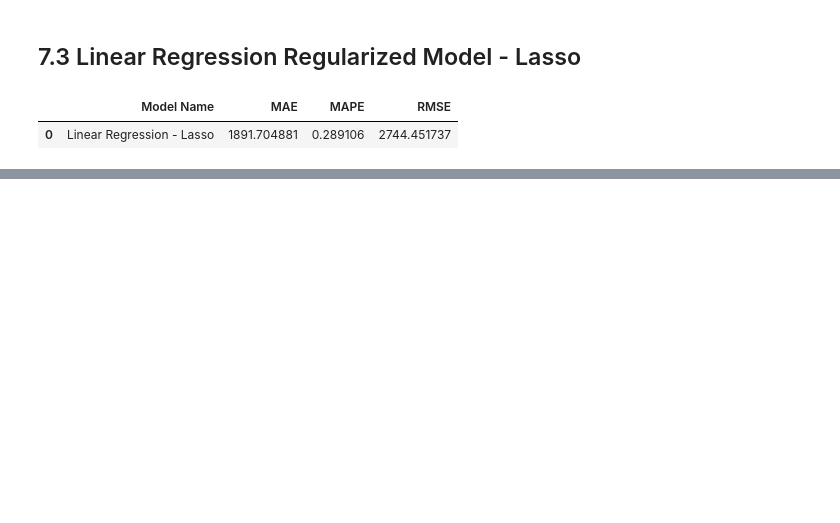
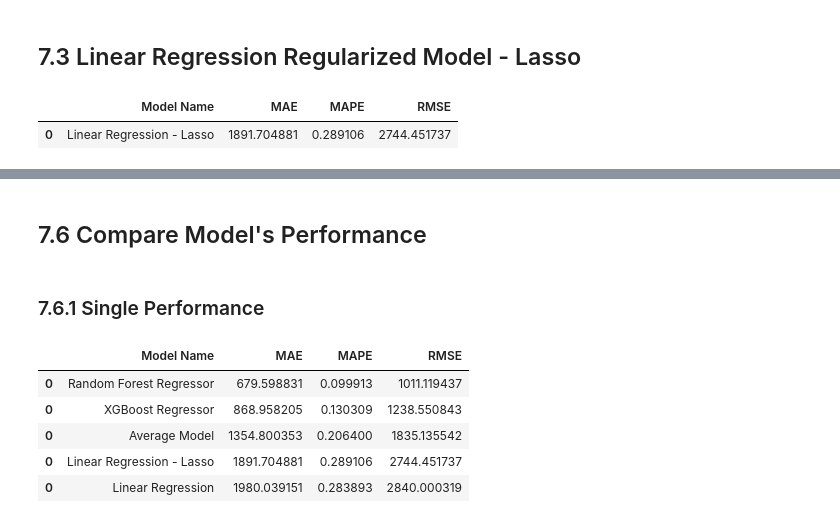
Before and after one commit to adeassisvieira/rossman-store-sales-project, a Jupyter notebook: store_sales_prediction_03.ipynb, the cells around one changed output, grey strips where cells are left out. Cells and saved outputs as stored; diff of their text form; code cells hidden in the pictures; blank space fills up the shorter version.

Commit message:
Término da comparação da performance real através do cross-validation.

```diff
--- a/store_sales_prediction_03.ipynb
+++ b/store_sales_prediction_03.ipynb
@@ -1051,0 +1115,10 @@ lrr_result
+# %%
+# model
+rf = RandomForestRegressor(n_estimators= 100, n_jobs= -1, random_state= 42).fit(x_train, y_train)
+
+# prediction
+yhat_rf = rf.predict(x_test)
+
+# performance
+rf_result = ml_error('Random Forest Regressor', np.expm1(y_test), np.expm1(yhat_rf))
+rf_result
@@ -1051,0 +1147,10 @@ lrr_result
+# %%
+# model
+model_xgb = xgb.XGBRegressor().fit(x_train, y_train)
+
+# prediction
+yhat_xgb = model_xgb.predict(x_test)
+
+# performance
+xgb_result = ml_error('XGBoost Regressor', np.expm1(y_test), np.expm1(yhat_xgb))
+xgb_result
@@ -1051,0 +1173,14 @@ lrr_result
+# %% [markdown]
+## 7.6 Compare Model's Performance
+# %% [markdown]
+### 7.6.1 Single Performance
+# %%
+modelling_result = pd.concat([baseline_result, lr_result, lrr_result, rf_result, xgb_result])
+modelling_result.sort_values('RMSE')
+# %% [output]
+|  | Model Name | MAE | MAPE | RMSE |
+| 0 | Random Forest Regressor | 679.598831 | 0.099913 | 1011.119437 |
+| 0 | XGBoost Regressor | 868.958205 | 0.130309 | 1238.550843 |
+| 0 | Average Model | 1354.800353 | 0.206400 | 1835.135542 |
+| 0 | Linear Regression - Lasso | 1891.704881 | 0.289106 | 2744.451737 |
+| 0 | Linear Regression | 1980.039151 | 0.283893 | 2840.000319 |
```
Also changed, not shown: parts of 21 cells of this notebook.
